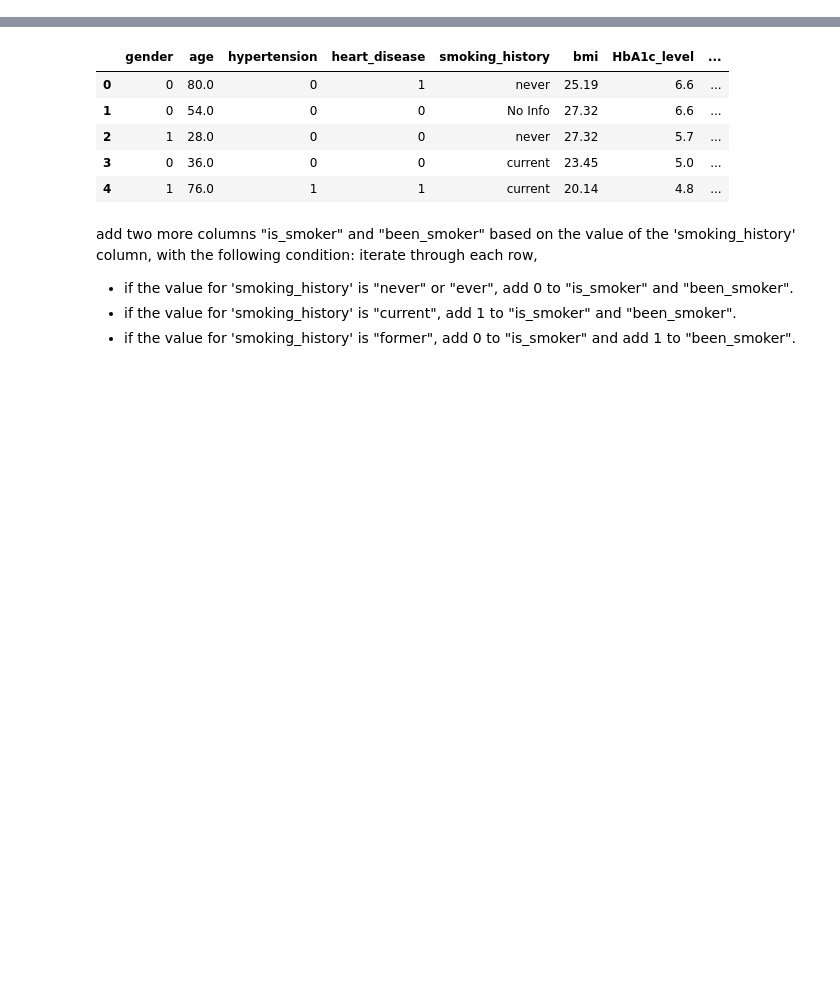
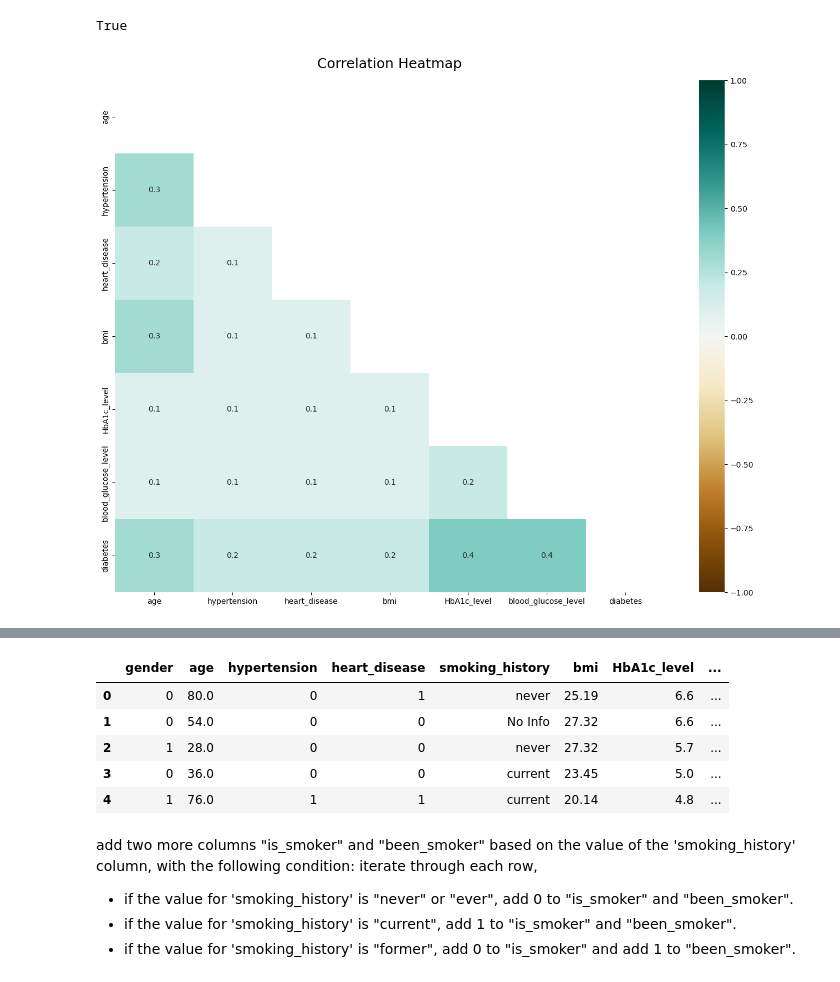
Before and after one commit to armanfeili/FDS-Final-Project, a Jupyter notebook: main.ipynb, the cells around one changed output, grey strips where cells are left out. Cells and saved outputs as stored; diff of their text form; code cells hidden in the pictures; blank space fills up the shorter version.

Commit message:
Data Understanding and Preparation

```diff
--- a/main.ipynb
+++ b/main.ipynb
@@ -31,0 +108,15 @@ from sklearn.model_selection import train_test_split
+# %%
+# Check if there are any duplicated rows in the DataFrame
+# There are duplicated values in our dataset
+data.duplicated().sum().any()
+# %% [output]
+True
+# %%
+# Create a Correlation Heatmap
+plt.figure(figsize=(16, 12))
+mask = np.triu(np.ones_like(data.corr(), dtype=np.bool))
+heatmap = sns.heatmap(round(data.corr(),1), mask=mask, vmin=-1, vmax=1, annot=True, cmap='BrBG')
+heatmap.set_title('Correlation Heatmap', fontdict={'fontsize':18}, pad=16)
+plt.show()
+# %% [output]
+[figure, added]
```
Also changed, not shown: parts of 17 cells of this notebook.
